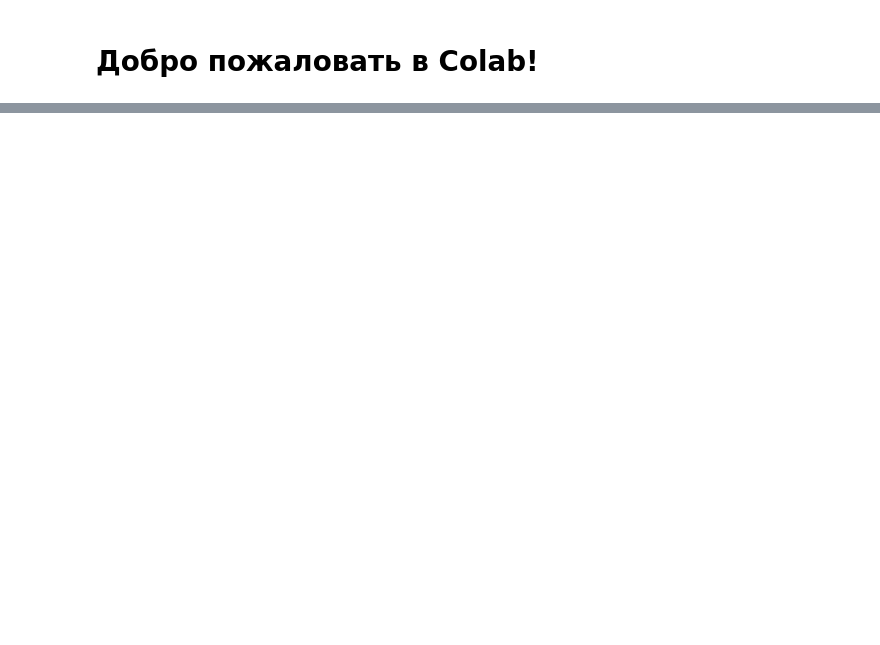
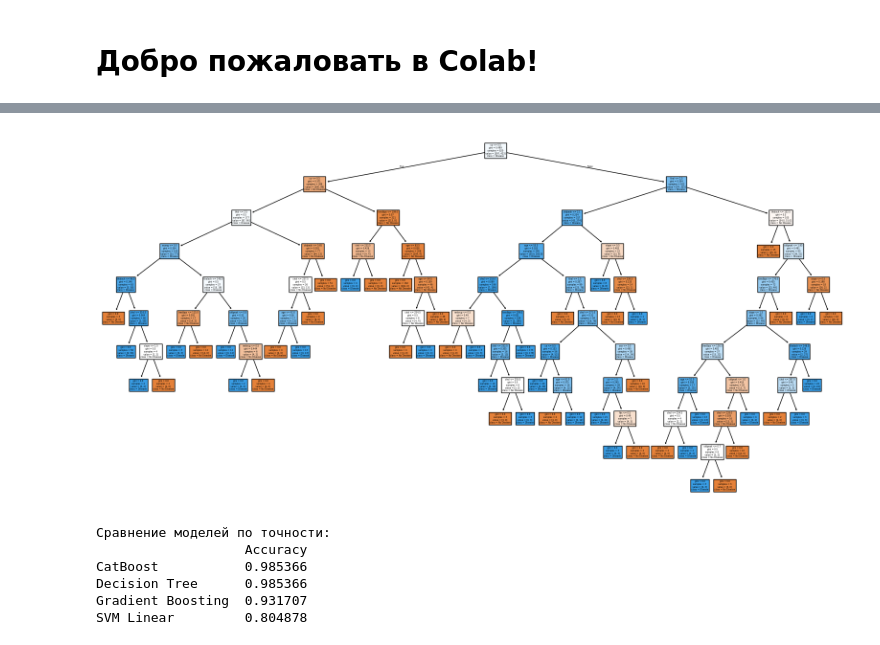
Before and after one commit to leshaz44/Aliaksei, a Jupyter notebook: Task_4/Task_4.ipynb, the cells around one changed output, grey strips where cells are left out. Saved outputs shown, nothing was run; the diff lists cells and outputs as text; code cells hidden in the pictures; blank space fills up the shorter version.

```diff
--- a/Task_4/Task_4.ipynb
+++ b/Task_4/Task_4.ipynb
@@ -59,0 +5,80 @@ NameError: name 'X' is not defined
+# %%
+import pandas as pd
+from sklearn.model_selection import train_test_split
+from sklearn.metrics import classification_report, accuracy_score
+from sklearn.tree import DecisionTreeClassifier
+from sklearn.ensemble import GradientBoostingClassifier
+from sklearn.svm import SVC
+from catboost import CatBoostClassifier
+from sklearn import tree
+import matplotlib.pyplot as plt
+import seaborn as sns
+
+# Загрузка данных
+data = pd.read_csv('heart.csv')
+
+# Разделение признаков и целевой переменной
+X = data.drop('target', axis=1)
+y = data['target']
+
+# Разделение на тренировочную и тестовую выборки
+X_train, X_test, y_train, y_test = train_test_split(X, y, test_size=0.2, random_state=42)
+
+# Обучение моделей
+gbc = GradientBoostingClassifier(random_state=42)
+gbc.fit(X_train, y_train)
+
+cbc = CatBoostClassifier(random_state=42, verbose=False)
+cbc.fit(X_train, y_train)
+
+dtc = DecisionTreeClassifier(random_state=42)
+dtc.fit(X_train, y_train)
+
+svm = SVC(kernel='linear', probability=True)
+svm.fit(X_train, y_train)
+
+# Визуализация дерева решений
+plt.figure(figsize=(20,10))
+tree.plot_tree(dtc,
+               feature_names=X.columns,
+               class_names=['No Disease', 'Disease'],
+               filled=True)
+plt.show()
+
+# Оценка метрик моделей
+models = {
+    'Gradient Boosting': gbc,
+    'CatBoost': cbc,
+    'Decision Tree': dtc,
+    'SVM Linear': svm
+}
+
+results = {}
+
+for name, model in models.items():
+    y_pred = model.predict(X_test)
+    results[name] = {
+        'Accuracy': accuracy_score(y_test, y_pred),
+        'Report': classification_report(y_test, y_pred, output_dict=True)
+    }
+
+# Правильное создание DataFrame
+accuracy_results = pd.Series({model: data['Accuracy'] for model, data in results.items()})
+result_df = accuracy_results.to_frame(name='Accuracy').sort_values(by='Accuracy', ascending=False)
+
+print("Сравнение моделей по точности:")
+print(result_df)
+
+# Визуализация результатов
+plt.figure(figsize=(10,6))
+sns.barplot(x=result_df.index, y=result_df['Accuracy'])
+plt.title('Сравнение точности моделей')
+plt.show()
+# %% [output]
+[figure, added]
+Сравнение моделей по точности:
+                   Accuracy
+CatBoost           0.985366
+Decision Tree      0.985366
+Gradient Boosting  0.931707
+SVM Linear         0.804878
```
Also changed, not shown: parts of 2 cells of this notebook.
